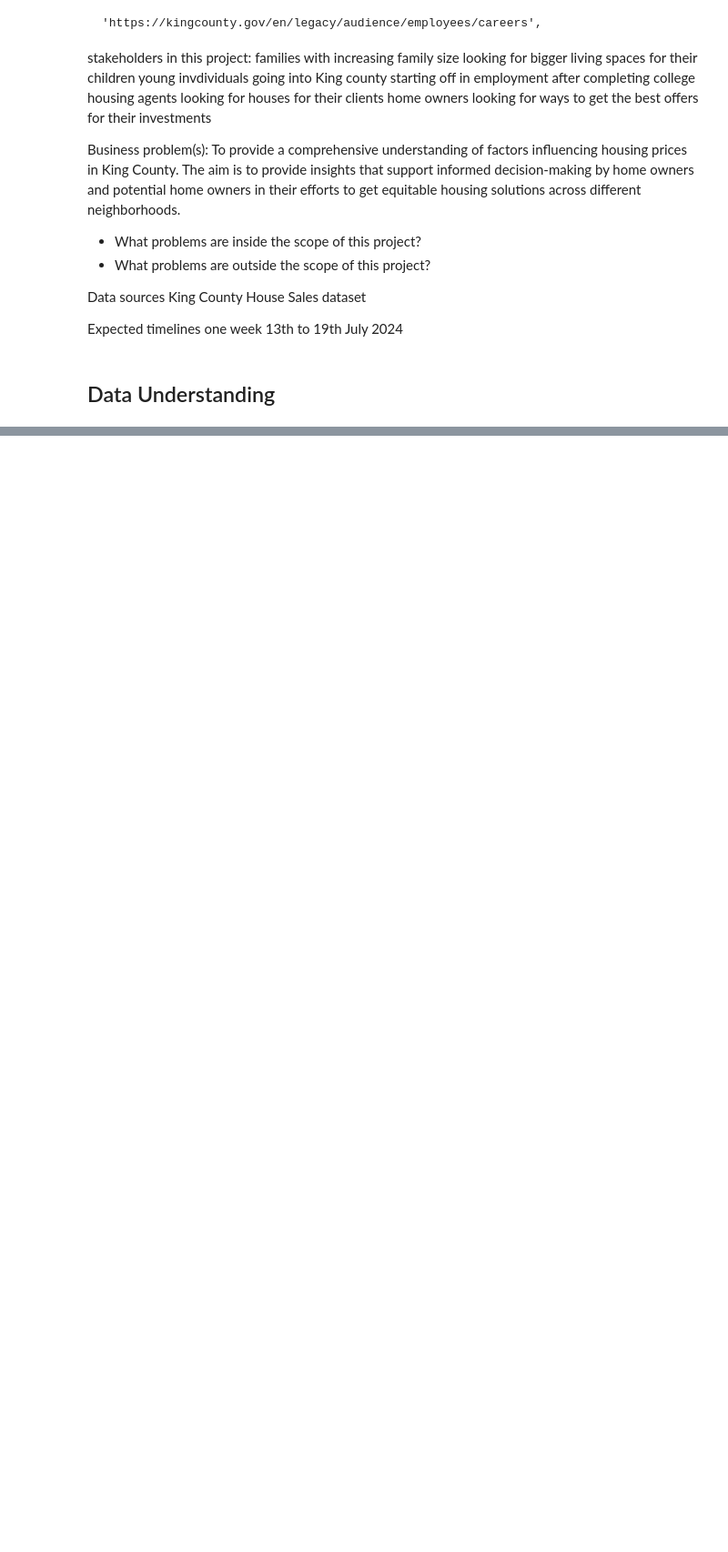
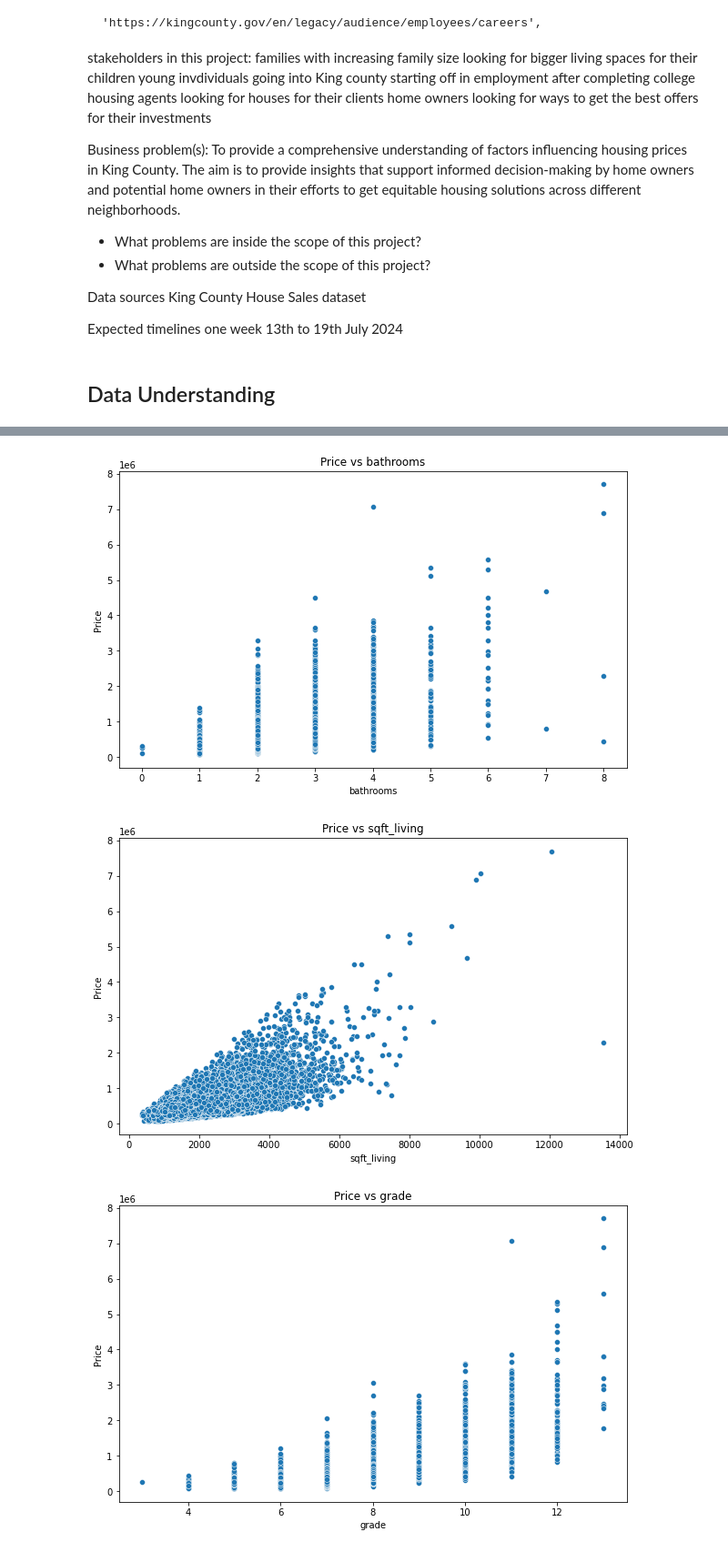
Before and after one commit to bourzat/group-2-phase-2-project, a Jupyter notebook: notebooks/kirui.ipynb, the cells around one changed output, grey strips where cells are left out. Shown at 91% size. Saved outputs shown, nothing was run; the diff lists cells and outputs as text; code cells hidden in the pictures; blank space fills up the shorter version.

```diff
--- a/notebooks/kirui.ipynb
+++ b/notebooks/kirui.ipynb
@@ -125,0 +406,8 @@ Variables/ Column names:
+# %%
+# Exctracting relevant column for the analysis, all variables with correlation above 0.25
+
+rel_2_columns = ["price", "bathrooms", "sqft_living","grade", "sqft_above", "sqft_living15", "sqft_basement", "bedrooms", "waterfront", "floors"]
+
+# loading the columns to a dataframe for analysis
+rel_2_df = df[rel_2_columns]
+rel_2_df.head(20)
@@ -125,0 +472,13 @@ Variables/ Column names:
+# %%
+# we now create scatter plots for each feature against price - rel 2
+for feature2 in rel_2_columns[1:]:  # Skip 'price' itself
+    plt.figure(figsize=(10, 6))
+    sns.scatterplot(data=rel_2_df, x=feature2, y="price")
+    plt.title(f"Price vs {feature2}")
+    plt.xlabel(feature2)
+    plt.ylabel("Price")
+    plt.show()
+# %% [output]
+[figure, added]
+[figure, added]
+[figure, added]
```
Also changed, not shown: parts of 53 cells of this notebook.
